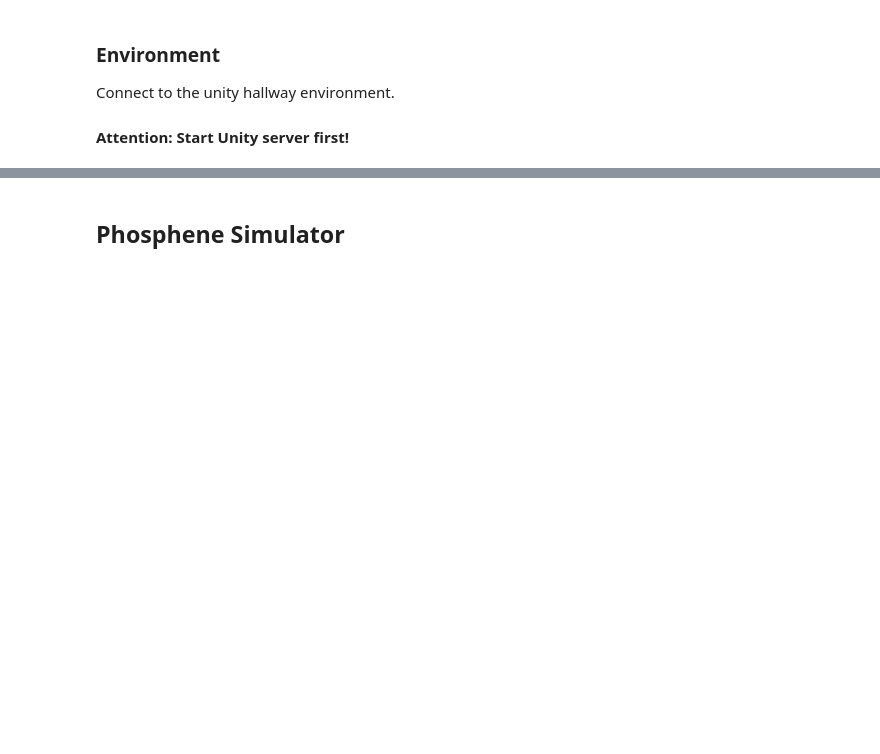
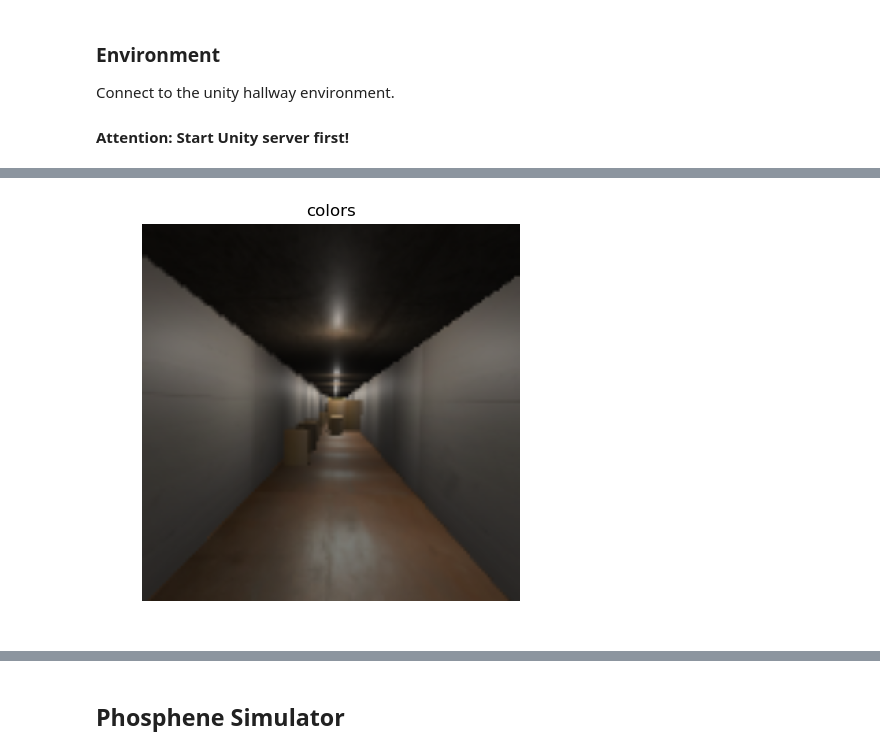
Before and after one commit to neuralcodinglab/RL-mobility, a Jupyter notebook: Python/Demo/demoUsage.ipynb, the cells around one changed output, grey strips where cells are left out. Cells and saved outputs as stored; diff of their text form; code cells hidden in the pictures; blank space fills up the shorter version.

```diff
--- a/Python/Demo/demoUsage.ipynb
+++ b/Python/Demo/demoUsage.ipynb
@@ -54 +53,22 @@ dict_keys(['colors', 'objseg', 'semseg', 'normals', 'flow', 'depth'])
+# %%
+for i in range(8):
+    # Set new seed
+#     SEED = 5
+#     environment._send(3, SEED)
+#     _=environment._receive()
+#     end, reward, state_raw = environment.reset(0)
+    environment._send(2, 0)
+    _ = environment._receive()
+
+# display current state (128x128 image)
+img = state[KIND]
+img = cv2.resize(img, (480,480))
+
+plt.figure(figsize=(5,5),dpi=100)
+plt.imshow(img)
+plt.title(KIND)
+plt.axis('off')
+plt.show()
+# %% [output]
+[figure, added]
 # %%
```
Also changed, not shown: parts of 4 cells of this notebook, 32 other files.
